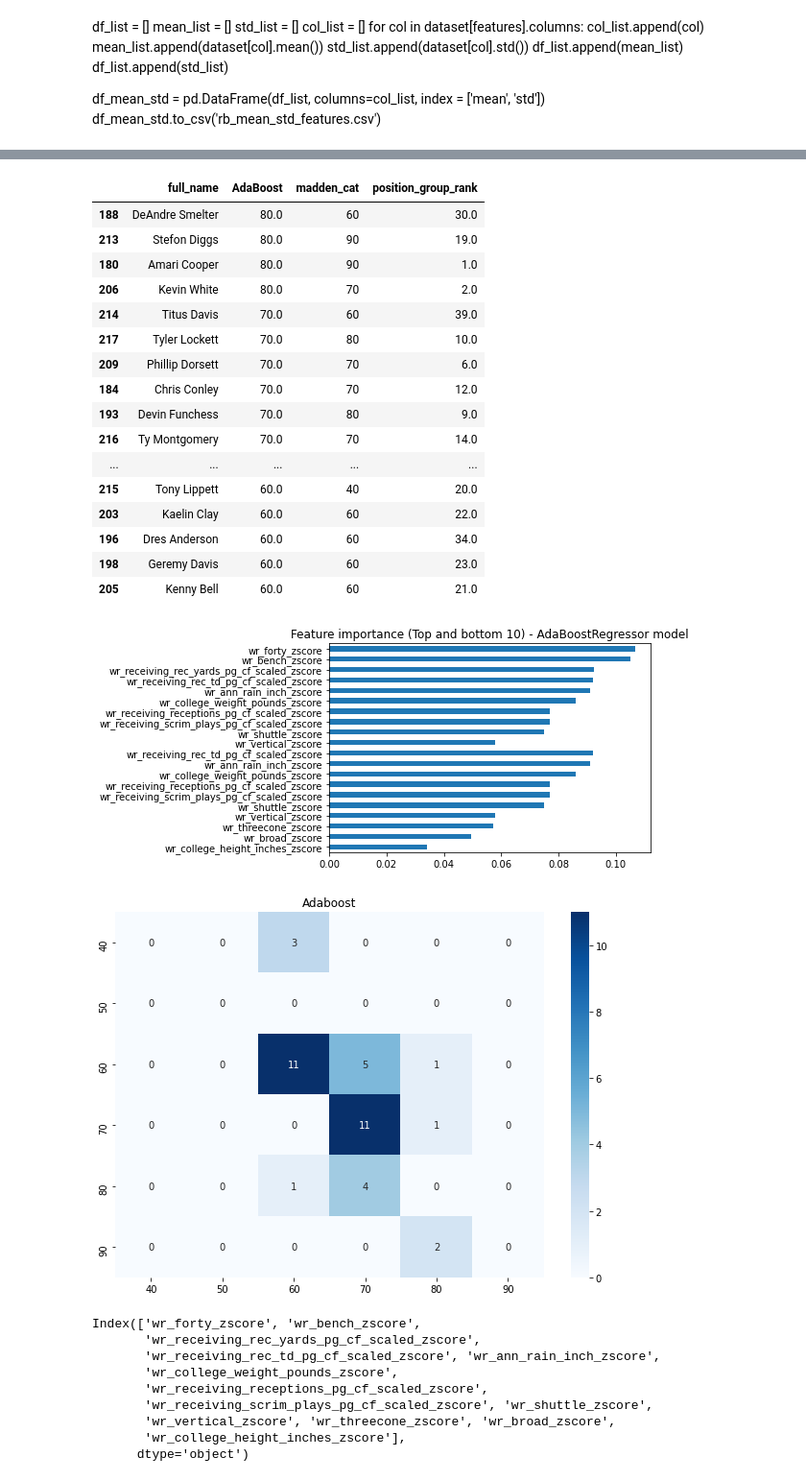
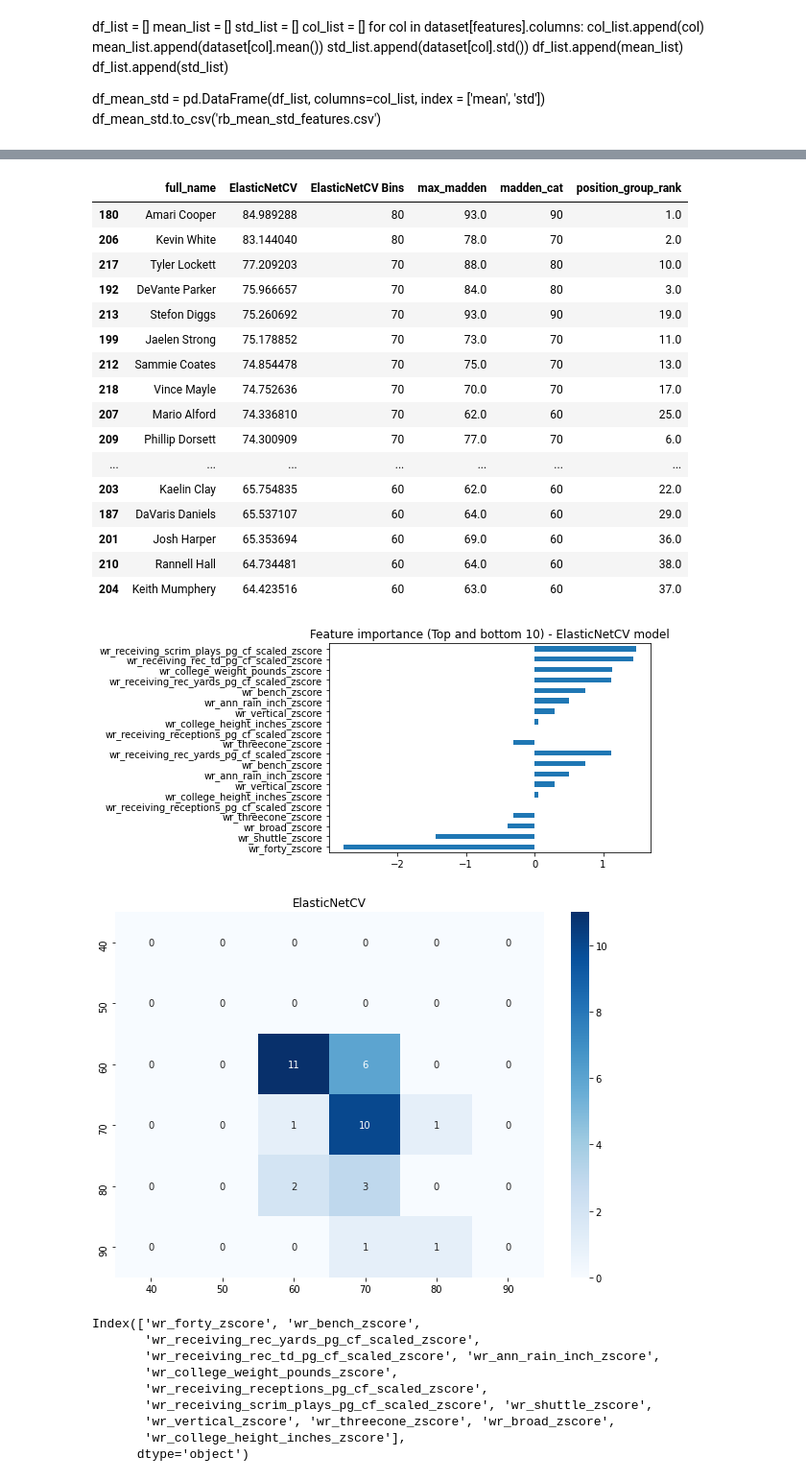
Before and after one commit to mmcelhan/nfl_capstone, a Jupyter notebook: ML/WRML_Model_PROD.ipynb, the cells around one changed output, grey strips where cells are left out. Shown at 96% size. Saved outputs shown, nothing was run; the diff lists cells and outputs as text; code cells hidden in the pictures.

Commit message:
WR Model update with ElasticNetCV and results

```diff
--- a/ML/WRML_Model_PROD.ipynb
+++ b/ML/WRML_Model_PROD.ipynb
@@ -233,7 +233,7 @@ dataset['avg_max'] = dataset.apply(f_avg_max, axis=1)
 # %% [output]
 "\n\ndef f_avg_min(row):\n    avg_min = (row['min_jan'] + row['min_feb'] + row['min_mar'] + row['min_apr'] + row['min_may'] + row['min_jun'] + row['min_jul'] + row['min_aug'] + row['min_sep'] + row['m ...
 # %%
-####REMOVE ALL NO MADDEN SCORES thru 2014 and keep all NO MADDEN SCORES 2015 forward
+####REMOVE ALL NO MADDEN SCORES thru 2016 and keep all NO MADDEN SCORES 2015 forward
 #determine % of no madden scores wanted
 no_madden_percentage = .25
 
@@ -247,7 +247,7 @@ current_no_madden_percentage = no_madden_df.shape[0] / dataset.shape[0] - no_mad
 print(current_no_madden_percentage)
 
 for x in set(dataset['draft_year'].values):
-    if x in [2015, 2016, 2017, 2018, 2019]:
+    if x in [2017, 2018, 2019]:
         year_df = no_madden_df.loc[dataset['draft_year'] == x]
         madden_df = madden_df.append(year_df)
 
@@ -461,7 +461,7 @@ features_list = z_features
 #max_std = dataset['max_madden'].std()
 #prediction_feature = 'max_madden'
 
-prediction_feature = 'madden_cat'
+prediction_feature = 'max_madden'
 features_list.append(prediction_feature)
 
 
@@ -492,3 +539,5 @@ train_df_feat = train_df[features_list].copy()
 # %%
 X_train, Y_train = train_df_feat[:].drop([prediction_feature], axis =1), train_df_feat.pop(prediction_feature)
 X_validation, Y_validation = test_df_feat[:].drop([prediction_feature], axis =1), test_df_feat.pop(prediction_feature)
+class_names = sorted(list(set(dataset[prediction_feature].values)))
+class_names = sorted(list(set(madden_predict_bins(class_names))))
@@ -529,5 +564,5 @@ sorted(list(set(dataset[prediction_feature].values)))
 # %%
-result_df = test_df[['full_name', prediction_feature, 'position_group_rank']].copy()
+result_df = test_df[['full_name', prediction_feature, 'madden_cat', 'position_group_rank']].copy()
 print(result_df)
 def result_df_viz(df, predictions, model_name):
 
@@ -555,15 +590,23 @@ def result_df_viz(df, predictions, model_name):
 # %%
-#Adaboost
-adaboostregressor = AdaBoostRegressor(DecisionTreeRegressor(criterion='mse'), n_estimators=100, loss='linear', learning_rate=1, random_state=1)
-adaboostregressor.fit(X_train, Y_train)
-madden_predict = adaboostregressor.predict(X_validation)
+#ElasticNetCV:
 
-print_results(Y_validation, madden_predict)
-plot_feat_import(adaboostregressor.feature_importances_, 'AdaBoostRegressor')
-mat = confusion_matrix(Y_validation, madden_predict, labels = class_names)
+elasticnetcv_model = ElasticNetCV(cv=5, random_state=0, l1_ratio=.7).fit(X_train, Y_train)
+madden_predict = elasticnetcv_model.predict(X_validation)
+#madden_predict = np.around(madden_predict, decimals = 0)
 
-plot_confusion(mat, 'Adaboost')
-result_df_viz(result_df, madden_predict, 'AdaBoost')
+
+
+madden_predict_bin = np.array(madden_predict_bins(madden_predict))
+Y_validation_bin = np.array(madden_predict_bins(Y_validation))
+print_results(Y_validation_bin, madden_predict_bin)
+
+
+mat = confusion_matrix(Y_validation_bin, madden_predict_bin, labels = class_names)
+plot_feat_import(elasticnetcv_model.coef_, 'ElasticNetCV')
+
+plot_confusion(mat, 'ElasticNetCV')
+result_df_viz(result_df, madden_predict, 'ElasticNetCV')
+result_df_viz(result_df, madden_predict_bin, 'ElasticNetCV Bins')
 from scipy.stats import rankdata
 print(result_df.columns[3:])
 rank_df = result_df[result_df.columns[3:]]
@@ -572,6 +615,6 @@ def rank(row):
     print()
     return row.sum()/len(row)
 result_df['rank'] = rank_df.apply(rank, axis=1)
-ordered_df = result_df[['full_name', 'AdaBoost', prediction_feature, 'position_group_rank']].sort_values(by=['AdaBoost'], ascending=False)
+ordered_df = result_df[['full_name', 'ElasticNetCV', 'ElasticNetCV Bins', prediction_feature, 'madden_cat', 'position_group_rank']].sort_values(by=['ElasticNetCV'], ascending=False)
 ordered_df
 # %% [output]
@@ -583,21 +626,21 @@ Index(['AdaBoost'], dtype='object')
-|  | full_name | AdaBoost | madden_cat | position_group_rank |
-| 188 | DeAndre Smelter | 80.0 | 60 | 30.0 |
-| 213 | Stefon Diggs | 80.0 | 90 | 19.0 |
-| 180 | Amari Cooper | 80.0 | 90 | 1.0 |
-| 206 | Kevin White | 80.0 | 70 | 2.0 |
-| 214 | Titus Davis | 70.0 | 60 | 39.0 |
-| 217 | Tyler Lockett | 70.0 | 80 | 10.0 |
-| 209 | Phillip Dorsett | 70.0 | 70 | 6.0 |
-| 184 | Chris Conley | 70.0 | 70 | 12.0 |
-| 193 | Devin Funchess | 70.0 | 80 | 9.0 |
-| 216 | Ty Montgomery | 70.0 | 70 | 14.0 |
-| ... | ... | ... | ... | ... |
-| 215 | Tony Lippett | 60.0 | 40 | 20.0 |
-| 203 | Kaelin Clay | 60.0 | 60 | 22.0 |
-| 196 | Dres Anderson | 60.0 | 60 | 34.0 |
-| 198 | Geremy Davis | 60.0 | 60 | 23.0 |
-| 205 | Kenny Bell | 60.0 | 60 | 21.0 |
+|  | full_name | ElasticNetCV | ElasticNetCV Bins | max_madden | madden_cat | position_group_rank |
+| 180 | Amari Cooper | 84.989288 | 80 | 93.0 | 90 | 1.0 |
+| 206 | Kevin White | 83.144040 | 80 | 78.0 | 70 | 2.0 |
+| 217 | Tyler Lockett | 77.209203 | 70 | 88.0 | 80 | 10.0 |
+| 192 | DeVante Parker | 75.966657 | 70 | 84.0 | 80 | 3.0 |
+| 213 | Stefon Diggs | 75.260692 | 70 | 93.0 | 90 | 19.0 |
+| 199 | Jaelen Strong | 75.178852 | 70 | 73.0 | 70 | 11.0 |
+| 212 | Sammie Coates | 74.854478 | 70 | 75.0 | 70 | 13.0 |
+| 218 | Vince Mayle | 74.752636 | 70 | 70.0 | 70 | 17.0 |
+| 207 | Mario Alford | 74.336810 | 70 | 62.0 | 60 | 25.0 |
+| 209 | Phillip Dorsett | 74.300909 | 70 | 77.0 | 70 | 6.0 |
+| ... | ... | ... | ... | ... | ... | ... |
+| 203 | Kaelin Clay | 65.754835 | 60 | 62.0 | 60 | 22.0 |
+| 187 | DaVaris Daniels | 65.537107 | 60 | 64.0 | 60 | 29.0 |
+| 201 | Josh Harper | 65.353694 | 60 | 69.0 | 60 | 36.0 |
+| 210 | Rannell Hall | 64.734481 | 60 | 64.0 | 60 | 38.0 |
+| 204 | Keith Mumphery | 64.423516 | 60 | 63.0 | 60 | 37.0 |
-[figure, old version]
+[figure, new version]
-[figure, old version]
+[figure, new version]
 # %%
 
```
Also changed, not shown: parts of 9 cells of this notebook, 1 other file.
